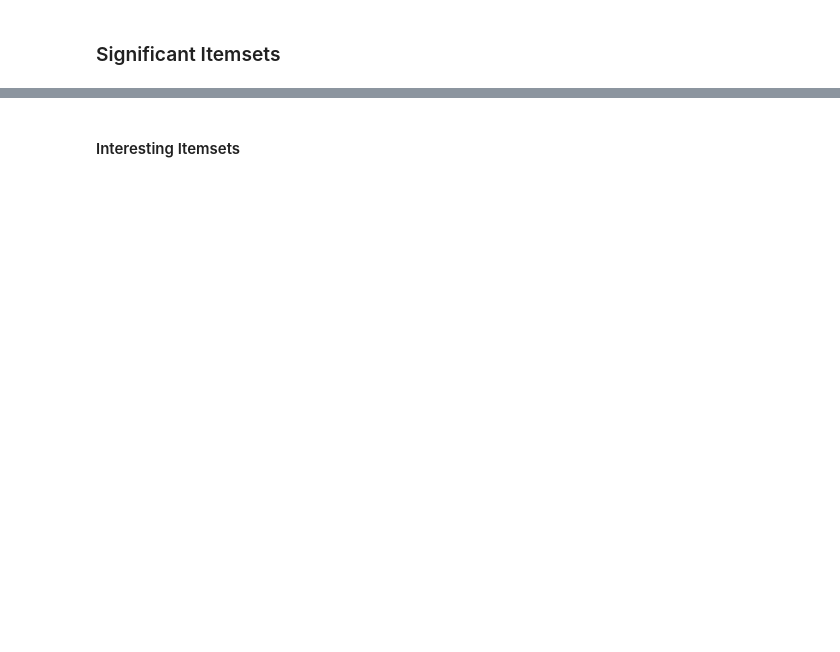
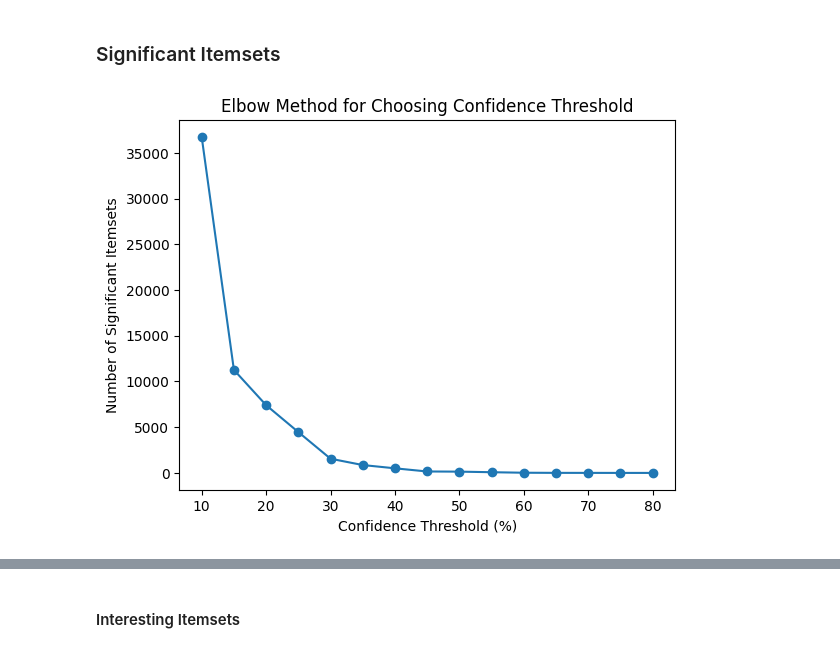
Before and after one commit to KyleCarlo/AssocRuleLearning, a Jupyter notebook: GroceriesDataset.ipynb, the cells around one changed output, grey strips where cells are left out. Cells and saved outputs as stored; diff of their text form; code cells hidden in the pictures; blank space fills up the shorter version.

```diff
--- a/GroceriesDataset.ipynb
+++ b/GroceriesDataset.ipynb
@@ -459,14 +448,16 @@ def get_sig(supp, conf, transactions):
 # %%
 confidence = range(10, 81, 5)  # Test supports from 1% to 20%
 num_itemsets = []
 
 for conf in confidence:
-    rules = get_sig(-4, conf, transactions)
+    rules = get_sig(-7, conf, transactions)
     num_itemsets.append(len(rules))
 
 plt.plot(confidence, num_itemsets, marker='o')
 plt.xlabel("Confidence Threshold (%)")
 plt.ylabel("Number of Significant Itemsets")
 plt.title("Elbow Method for Choosing Confidence Threshold")
 plt.show()
+# %% [output]
+[figure, added]
 # %%
```
Also changed, not shown: parts of 13 cells of this notebook.
